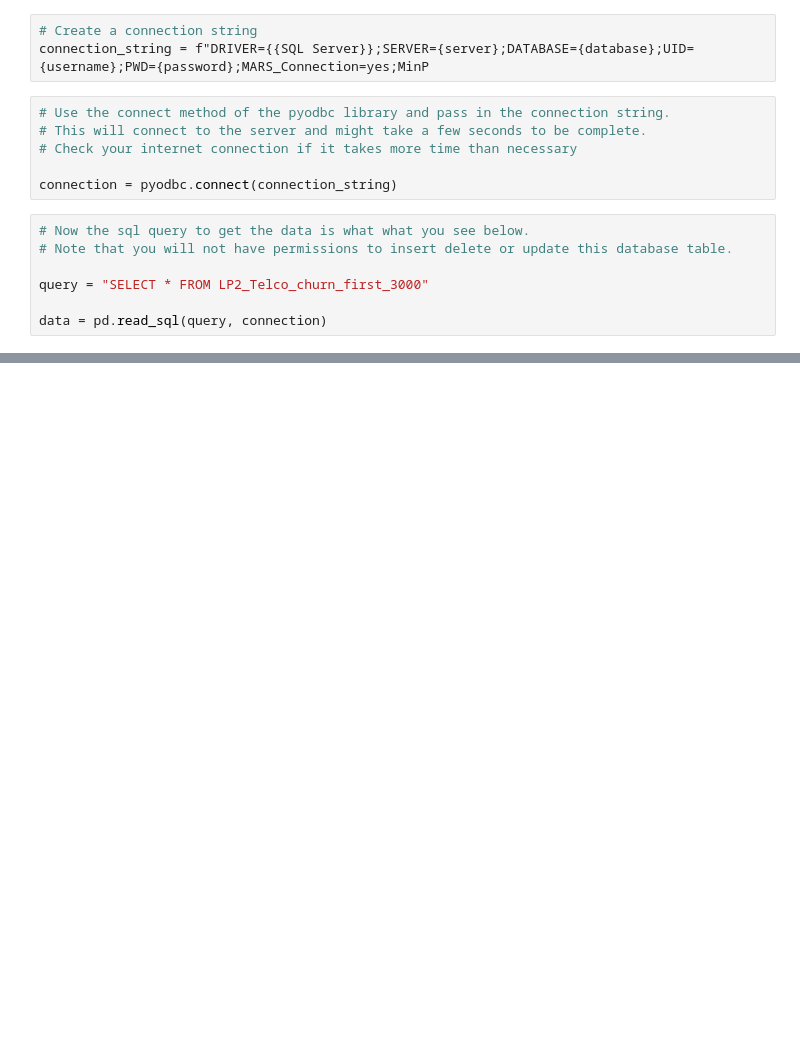
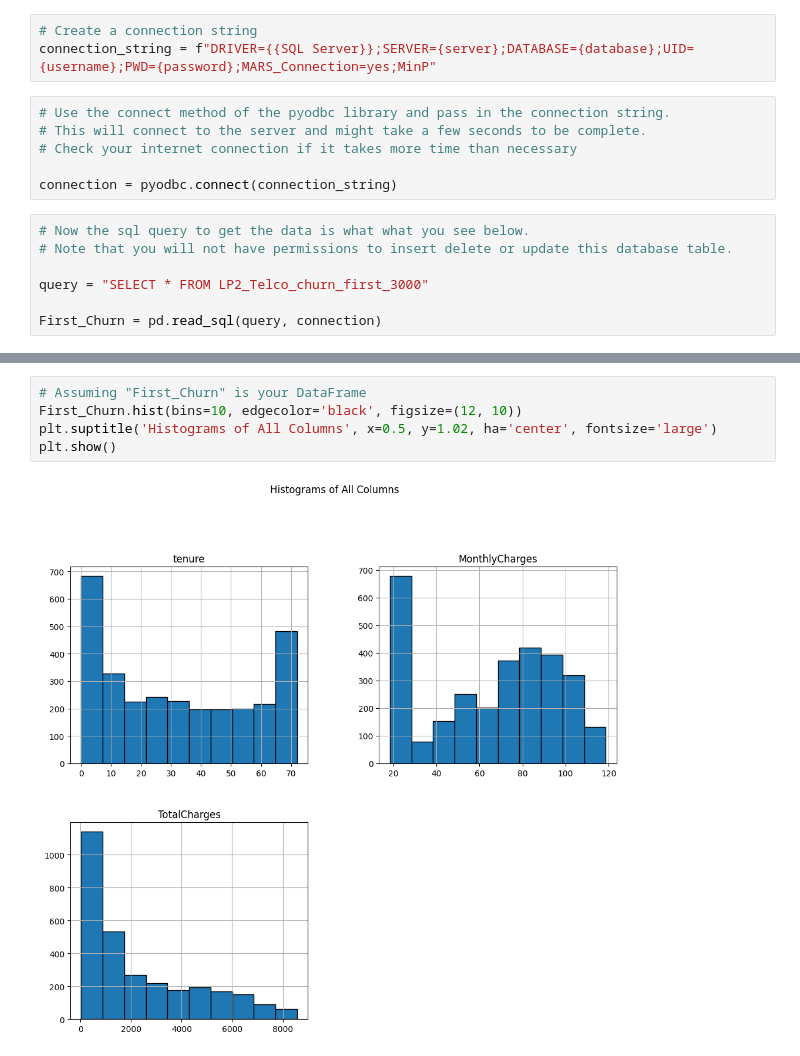
Before and after one commit to Joemuchiri2/LP2, a Jupyter notebook: LP2.ipynb, the cells around one changed output, grey strips where cells are left out. Drawn from its saved outputs; the diff is of its cells as text; blank space fills up the shorter version.

```diff
--- a/LP2.ipynb
+++ b/LP2.ipynb
@@ -16,7 +19,7 @@ username = environment_variables.get("username")
 password = environment_variables.get("password")
 # %%
 # Create a connection string
-connection_string = f"DRIVER={{SQL Server}};SERVER={server};DATABASE={database};UID={username};PWD={password};MARS_Connection=yes;MinP
+connection_string = f"DRIVER={{SQL Server}};SERVER={server};DATABASE={database};UID={username};PWD={password};MARS_Connection=yes;MinP"
 # %%
 # Use the connect method of the pyodbc library and pass in the connection string.
 # This will connect to the server and might take a few seconds to be complete.
@@ -29,4 +32,4 @@ connection = pyodbc.connect(connection_string)
 
 query = "SELECT * FROM LP2_Telco_churn_first_3000"
 
-data = pd.read_sql(query, connection)
+First_Churn = pd.read_sql(query, connection)
@@ -32,0 +56,7 @@ data = pd.read_sql(query, connection)
+# %%
+# Assuming "First_Churn" is your DataFrame
+First_Churn.hist(bins=10, edgecolor='black', figsize=(12, 10))
+plt.suptitle('Histograms of All Columns', x=0.5, y=1.02, ha='center', fontsize='large')
+plt.show()
+# %% [output]
+[figure, added]
```
Also changed, not shown: parts of 3 cells of this notebook.
